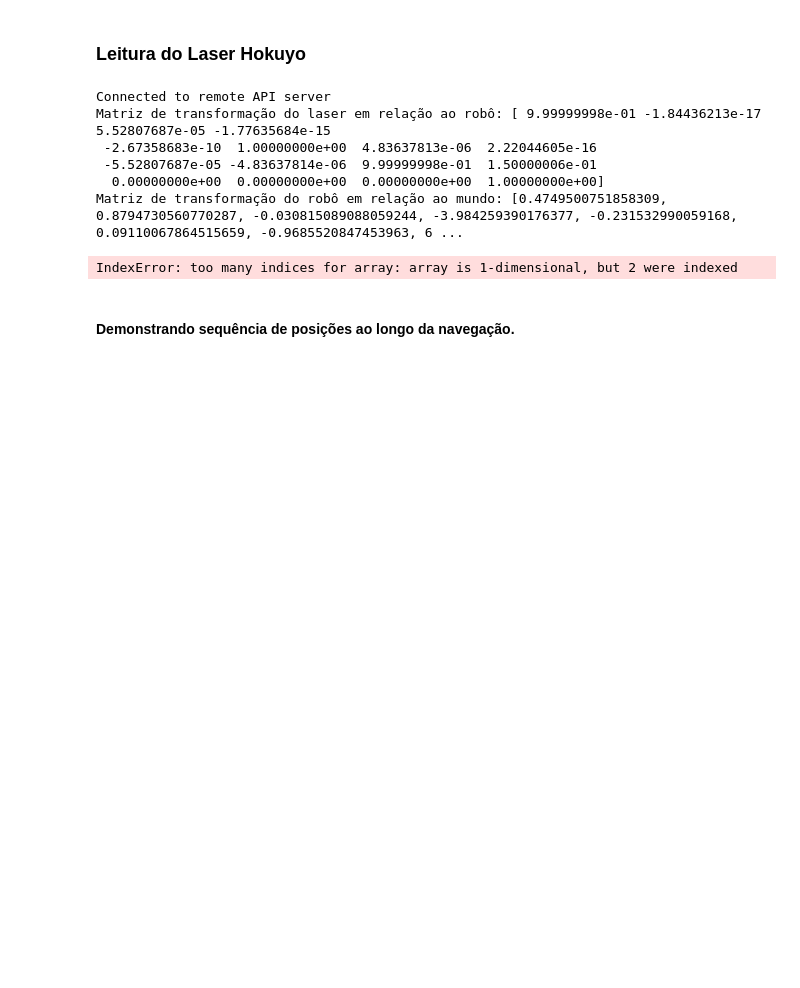
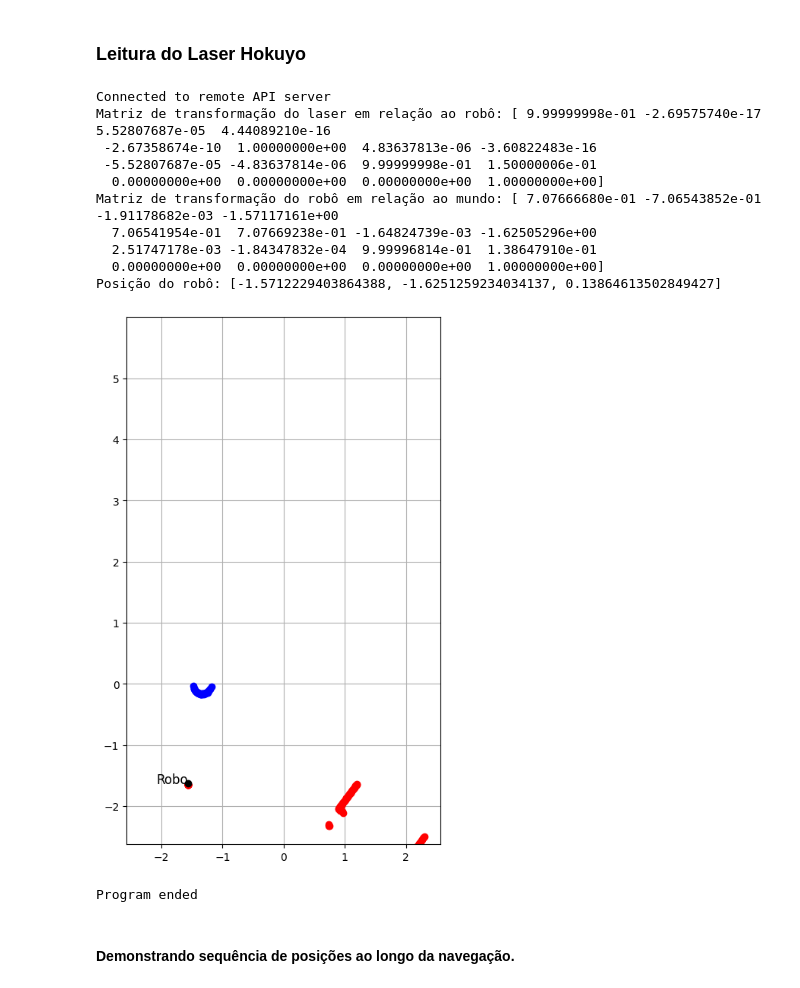
Before and after one commit to FelippeVelosoMarinho/RoboticaMovel_UFMG, a Jupyter notebook: TP1/TP1_Ferramentas&Transformações.ipynb, the cells around one changed output. Drawn from its saved outputs; the diff is of its cells as text; code cells hidden in the pictures; blank space fills up the shorter version.

```diff
--- a/TP1/TP1_Ferramentas&Transformações.ipynb
+++ b/TP1/TP1_Ferramentas&Transformações.ipynb
@@ -297,8 +301,6 @@ def draw_laser_data(laser_data, max_sensor_range=5):
     ax.set_xlim([-max_sensor_range, max_sensor_range])
     ax.set_ylim([-max_sensor_range, max_sensor_range])
 # %%
-import math
-
 def draw_laser_data_global(laser_data, robot_position, robot_orientation, max_sensor_range=5):
     # Adicionar legenda usando os objetos de patch e os rótulos dos pontos
     fig = plt.figure(figsize=(12, 9), dpi=100)
@@ -316,11 +318,11 @@ def draw_laser_data_global(laser_data, robot_position, robot_orientation, max_se
             c = 'r' if ang < 0 else 'b'
             ax.plot(x_global, y_global, 'o', color=c)
 
-    # Plotando o robô com a orientação correta
-    ax.plot(robot_position[0], robot_position[1], 'k>', markersize=10)
-    dx = math.cos(robot_orientation[2])
-    dy = math.sin(robot_orientation[2])
-    ax.arrow(robot_position[0], robot_position[1], dx, dy, head_width=0.1, head_length=0.15, fc='k', ec='k')
+    #plotando o robô como um ponto preto
+    ax.plot(robot_position[0], robot_position[1], 'ko')
+
+    #colocando uma legenda para o robô
+    ax.text(robot_position[0], robot_position[1], 'Robo', fontsize=12, ha='right')
 
     ax.grid()
 
@@ -358,44 +360,44 @@ if clientID != -1:
     # Matriz de transformação Twr (robô → mundo)
     Twr = sim.getObjectMatrix(laser_robot, -1) # Matriz de transformação do robô em relação ao mundo
     Twr = np.hstack([Twr, [0, 0, 0, 1]])
-    print("Matriz de transformação do robô em relação ao mundo: " + str(Twl))
-
-    plot_frame(Twr[:2, 3], Twr[:2, :2], ['r', 'r'])
-    #plot_frame(transformation[:2, 3], transformation[:2, :2], [point_colors[point], point_colors[point]])
-
-    plot_frame(Trl[:2, 3], Trl[:2, :2], ['b', 'b'])
+    print("Matriz de transformação do robô em relação ao mundo: " + str(Twr))
 
     # Posição do robô
     laser_robot_position = get_object_position(sim, '/Pioneer_p3dx')
     print("Posição do robô: " + str(laser_robot_position))
     # Orientação do robô
     laser_robot_orientation = get_object_orientation(sim, '/Pioneer_p3dx')
 
     # Handle para os dados do LASER
     laser_range_data = "hokuyo_range_data"
     laser_angle_data = "hokuyo_angle_data"
 
     # Prosseguindo com a leitura dos dados
     raw_range_data, raw_angle_data = readSensorData(clientID, laser_range_data, laser_angle_data)
     laser_data = np.array([raw_angle_data, raw_range_data]).T
 
     # Plotando os dados do sensor
     if laser_range_data is not None and laser_angle_data is not None:
         draw_laser_data_global(laser_data, laser_robot_position, laser_robot_orientation)
 
 else:
     print("Failed to connect to remote API server")
     print("Exiting...")
 
 print("Program ended")
 # %% [output]
 Connected to remote API server
-Matriz de transformação do laser em relação ao robô: [ 9.99999998e-01 -1.84436213e-17  5.52807687e-05 -1.77635684e-15
- -2.67358683e-10  1.00000000e+00  4.83637813e-06  2.22044605e-16
+Matriz de transformação do laser em relação ao robô: [ 9.99999998e-01 -2.69575740e-17  5.52807687e-05  4.44089210e-16
+ -2.67358674e-10  1.00000000e+00  4.83637813e-06 -3.60822483e-16
  -5.52807687e-05 -4.83637814e-06  9.99999998e-01  1.50000006e-01
   0.00000000e+00  0.00000000e+00  0.00000000e+00  1.00000000e+00]
-Matriz de transformação do robô em relação ao mundo: [0.4749500751858309, 0.8794730560770287, -0.030815089088059244, -3.984259390176377, -0.231532990059168, 0.09110067864515659, -0.9685520847453963, 6 ...
+Matriz de transformação do robô em relação ao mundo: [ 7.07666680e-01 -7.06543852e-01 -1.91178682e-03 -1.57117161e+00
+  7.06541954e-01  7.07669238e-01 -1.64824739e-03 -1.62505296e+00
+  2.51747178e-03 -1.84347832e-04  9.99996814e-01  1.38647910e-01
+  0.00000000e+00  0.00000000e+00  0.00000000e+00  1.00000000e+00]
+Posição do robô: [-1.5712229403864388, -1.6251259234034137, 0.13864613502849427]
+[figure, added]
-IndexError: too many indices for array: array is 1-dimensional, but 2 were indexed
+Program ended
 # %% [markdown]
 #### Demonstrando sequência de posições ao longo da navegação.
 # %%
```
Also changed, not shown: parts of 4 cells of this notebook.
